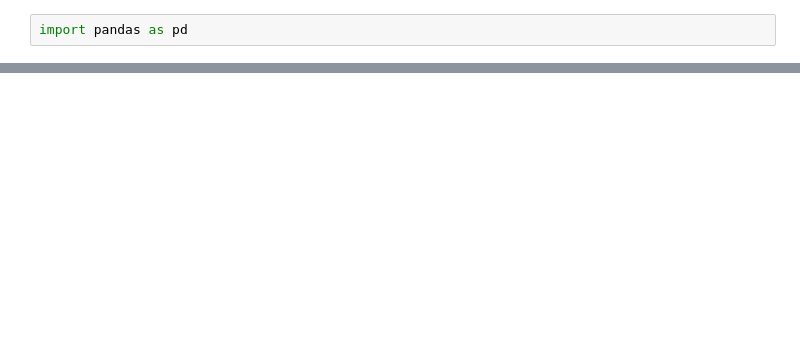
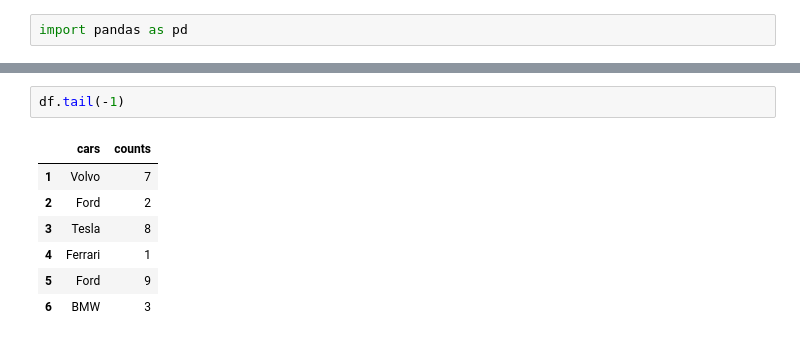
Before and after one commit to sanchezSanjar/ai-foundation, a Jupyter notebook: pandas.ipynb, the cells around one changed output, grey strips where cells are left out. Cells and saved outputs as stored; diff of their text form; blank space fills up the shorter version.

```diff
--- a/pandas.ipynb
+++ b/pandas.ipynb
@@ -24,2 +41,12 @@ df.tail() # default => 5 rows from the end
+# %%
+df.tail(-1)
+# %% [output]
+|  | cars | counts |
+| 1 | Volvo | 7 |
+| 2 | Ford | 2 |
+| 3 | Tesla | 8 |
+| 4 | Ferrari | 1 |
+| 5 | Ford | 9 |
+| 6 | BMW | 3 |
 # %%
 df.shape
```
Also changed, not shown: parts of 34 cells of this notebook.
